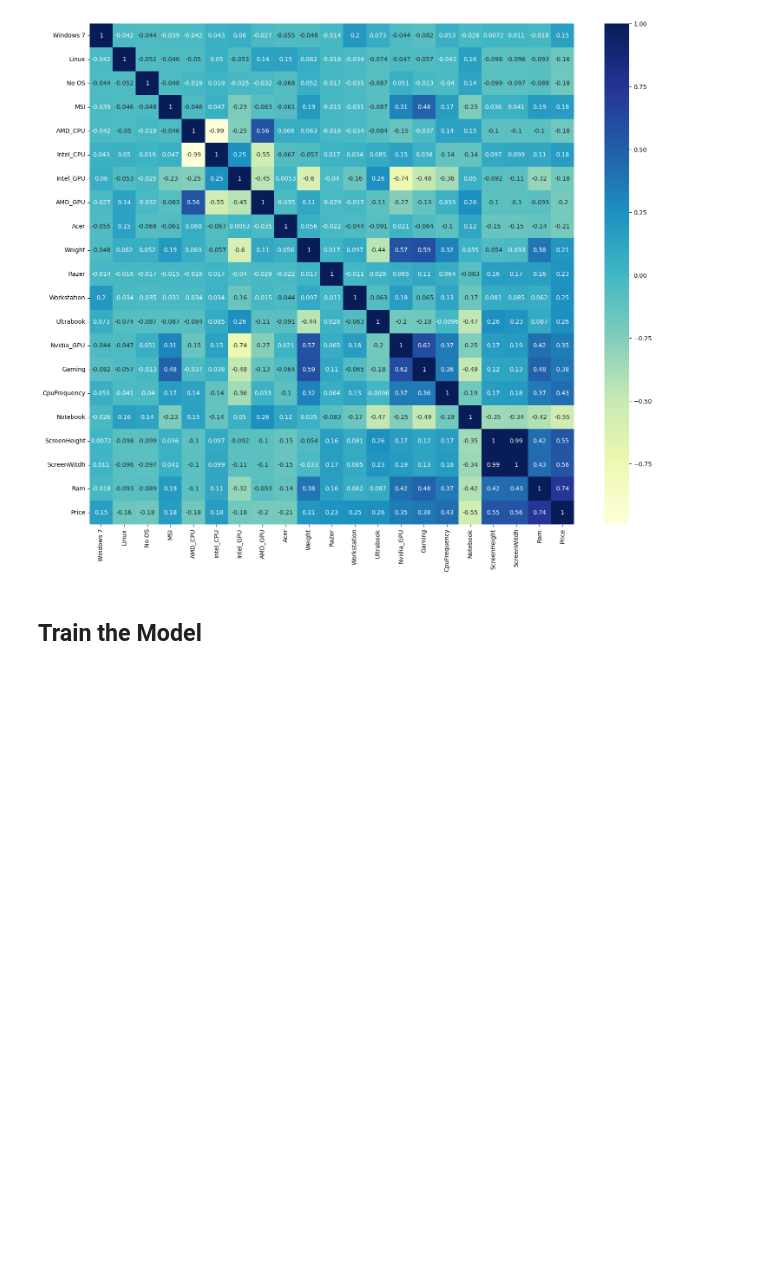
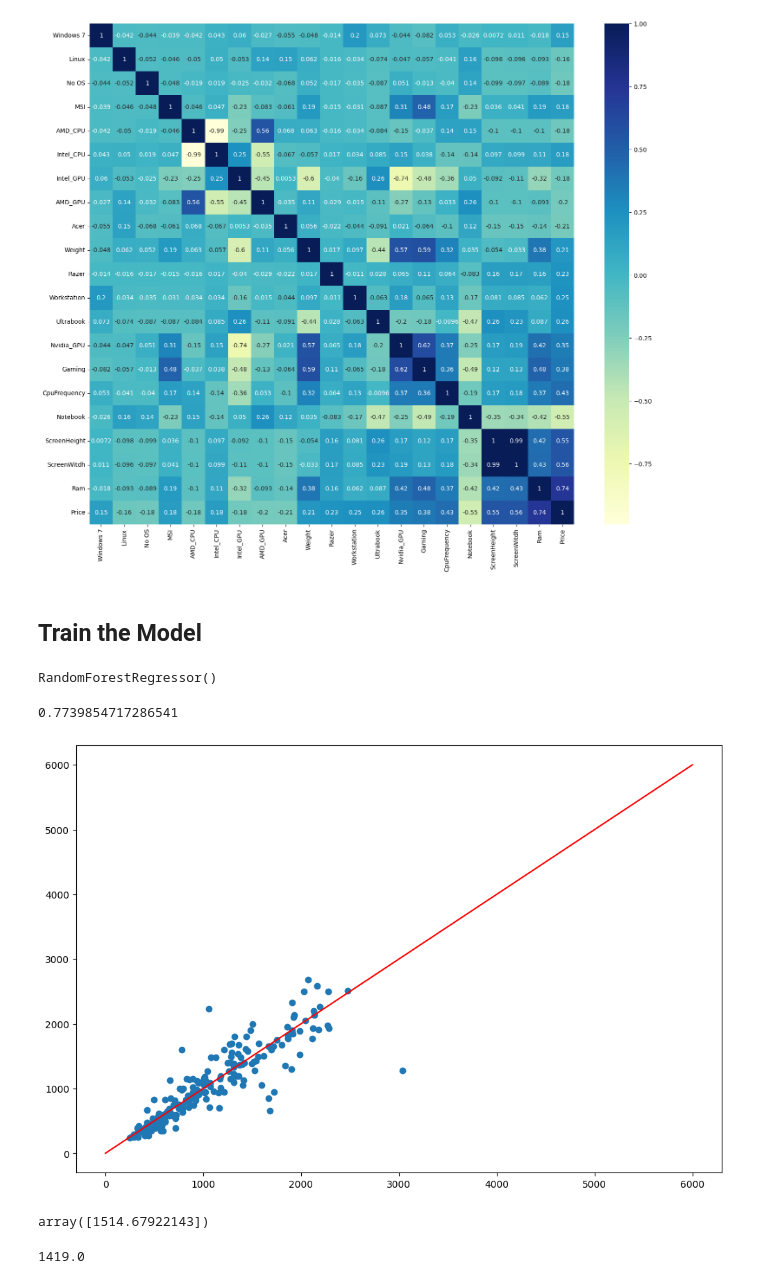
Before and after one commit to kaan4dev/laptopPricePrediction, a Jupyter notebook: df.ipynb, the cells around one changed output. Saved outputs shown, nothing was run; the diff lists cells and outputs as text; code cells hidden in the pictures; blank space fills up the shorter version.

```diff
--- a/df.ipynb
+++ b/df.ipynb
@@ -313,3 +241,44 @@ plt.show()
 [figure]
 # %% [markdown]
 ## Train the Model
+# %%
+x,y = limitedDf.drop("Price", axis=1),limitedDf['Price']
+
+x_train, x_test, y_train, y_test = train_test_split(x,y,test_size= 0.15)
+
+scaler = StandardScaler()
+
+xTrainScaled = scaler.fit_transform(x_train)
+xTestScaled = scaler.transform(x_test)
+# %%
+forest = RandomForestRegressor()
+
+forest.fit(xTrainScaled, y_train)
+# %% [output]
+RandomForestRegressor()
+# %%
+forest.score(xTestScaled, y_test)
+# %% [output]
+0.7739854717286541
+# %%
+yPred = forest.predict(xTestScaled)
+# %%
+plt.figure(figsize= (12,8))
+
+plt.scatter(yPred, y_test)
+
+plt.plot(range(0,6000), range(0,6000), c='red')
+
+plt.show()
+# %% [output]
+[figure, added]
+# %%
+xNewScaled = scaler.transform([x_test.iloc[0]])
+
+forest.predict(xNewScaled)
+# %% [output]
+array([1514.67922143])
+# %%
+y_test.iloc[0]
+# %% [output]
+1419.0
```
Also changed, not shown: parts of 3 cells of this notebook, 1 other file.
